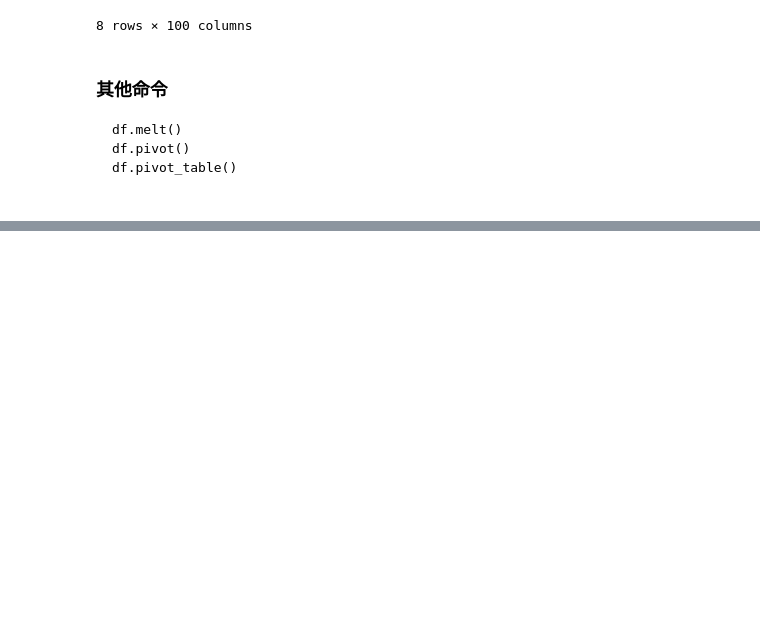
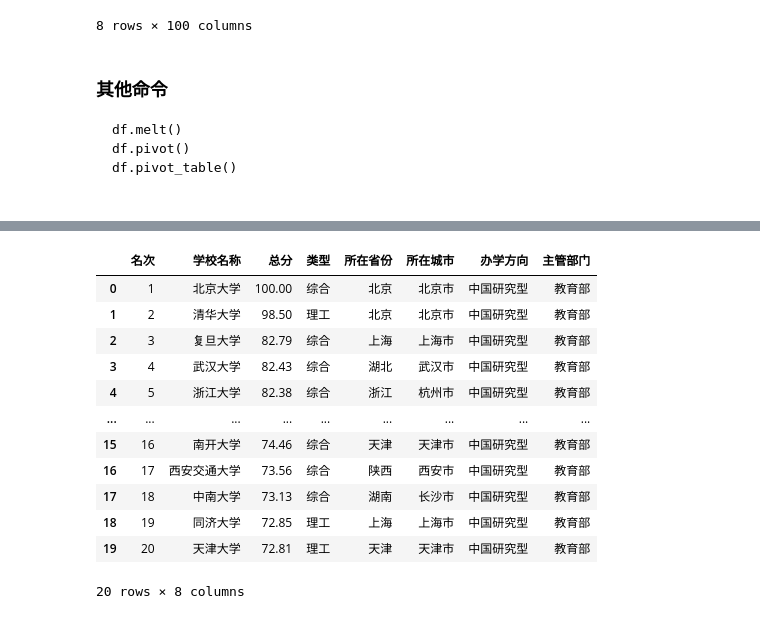
Before and after one commit to kexiaojiu/Pandas_learning_notes, a Jupyter notebook: 01 pandas/my_note.ipynb, the cells around one changed output, grey strips where cells are left out. Cells and saved outputs as stored; diff of their text form; code cells hidden in the pictures; blank space fills up the shorter version.

```diff
--- a/01 pandas/my_note.ipynb
+++ b/01 pandas/my_note.ipynb
@@ -1209,0 +1275,5 @@ df.pivot_table()
+# %%
+df2a = pd.read_excel(file_path+file_name, sheet_name = 'var6')
+df2b = pd.read_excel(file_path+file_name, sheet_name = 'var3')
+print(df2a)
+print(df2b)
@@ -1209,0 +1314,16 @@ df.pivot_table()
+# %%
+pd.merge(df2a,df2b[:20])
+# %% [output]
+|  | 名次 | 学校名称 | 总分 | 类型 | 所在省份 | 所在城市 | 办学方向 | 主管部门 |
+| 0 | 1 | 北京大学 | 100.00 | 综合 | 北京 | 北京市 | 中国研究型 | 教育部 |
+| 1 | 2 | 清华大学 | 98.50 | 理工 | 北京 | 北京市 | 中国研究型 | 教育部 |
+| 2 | 3 | 复旦大学 | 82.79 | 综合 | 上海 | 上海市 | 中国研究型 | 教育部 |
+| 3 | 4 | 武汉大学 | 82.43 | 综合 | 湖北 | 武汉市 | 中国研究型 | 教育部 |
+| 4 | 5 | 浙江大学 | 82.38 | 综合 | 浙江 | 杭州市 | 中国研究型 | 教育部 |
+| ... | ... | ... | ... | ... | ... | ... | ... | ... |
+| 15 | 16 | 南开大学 | 74.46 | 综合 | 天津 | 天津市 | 中国研究型 | 教育部 |
+| 16 | 17 | 西安交通大学 | 73.56 | 综合 | 陕西 | 西安市 | 中国研究型 | 教育部 |
+| 17 | 18 | 中南大学 | 73.13 | 综合 | 湖南 | 长沙市 | 中国研究型 | 教育部 |
+| 18 | 19 | 同济大学 | 72.85 | 理工 | 上海 | 上海市 | 中国研究型 | 教育部 |
+| 19 | 20 | 天津大学 | 72.81 | 理工 | 天津 | 天津市 | 中国研究型 | 教育部 |
+20 rows × 8 columns
```
Also changed, not shown: parts of 15 cells of this notebook, 1 other file.
